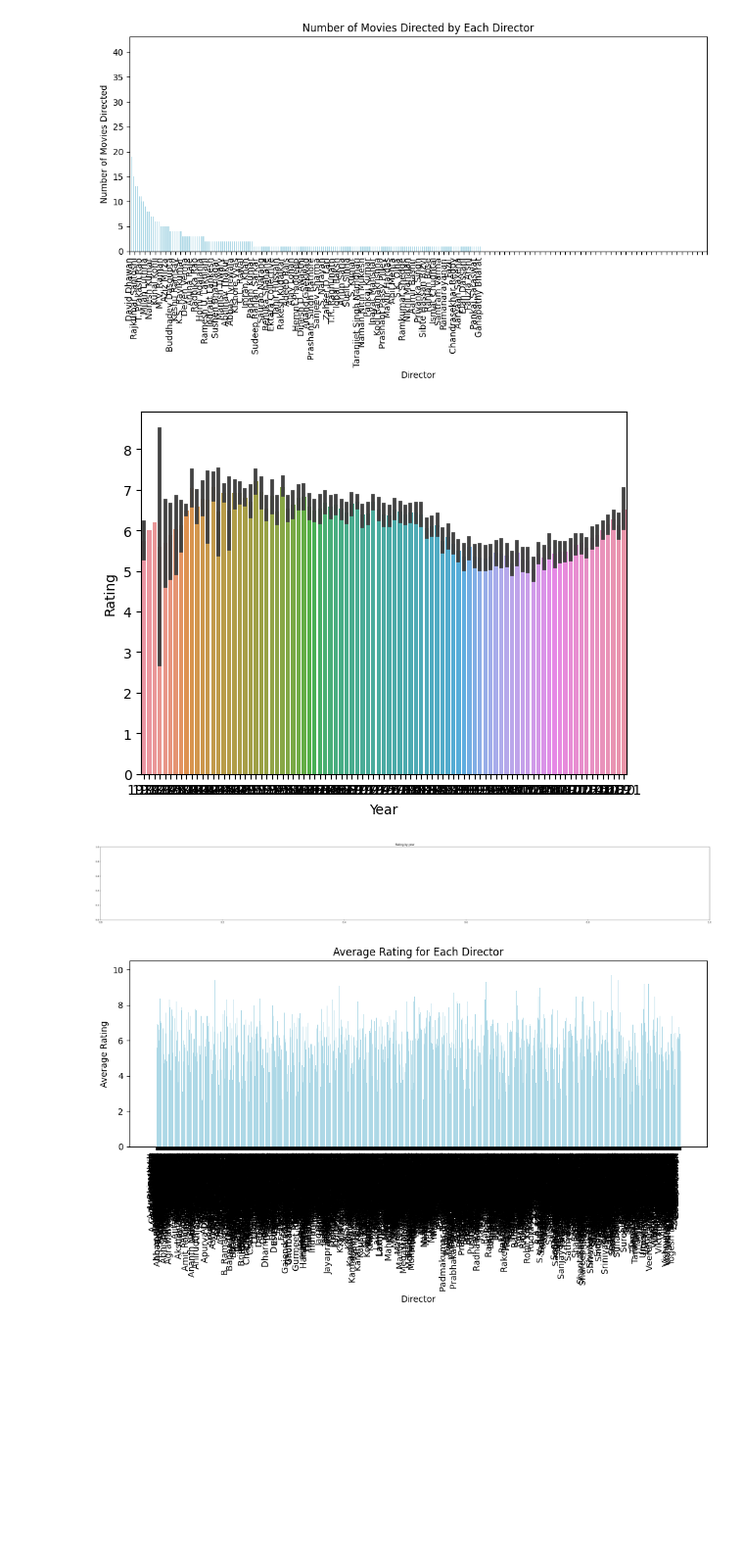
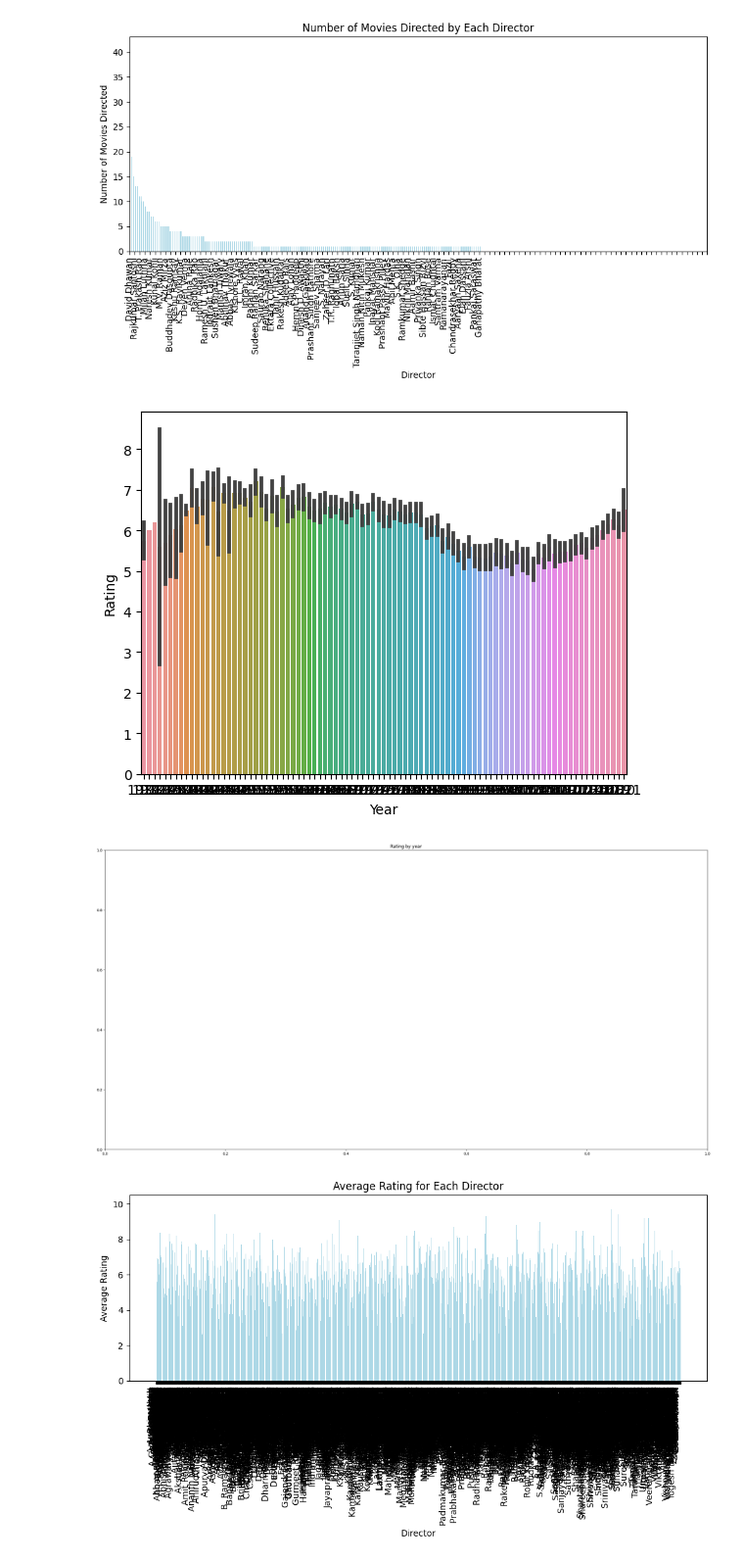
Before and after one commit to ShanzayNoor/Task2_Movie_RatingPrediction_Codsoft, a Jupyter notebook: MOVIE_RATING_PREDICTION.ipynb, the cells around one changed output. Shown at 98% size. Drawn from its saved outputs; the diff is of its cells as text; code cells hidden in the pictures; blank space fills up the shorter version.

```diff
--- a/MOVIE_RATING_PREDICTION.ipynb
+++ b/MOVIE_RATING_PREDICTION.ipynb
@@ -204,12 +206,12 @@ plt.show()
 # %%
 #In which year highest average rating
 sns.barplot(x='Year', y='Rating', data=M_data)
-plt.figure(figsize=(50, 6))
+plt.figure(figsize=(20, 6))
 plt.title("Rating by year")
 plt.show()
 # %% [output]
 [figure]
-[figure, old version]
+[figure, new version]
 # %%
 #Average Rating for each Director
 # Group the data by director and calculate the average rating for each director
```
Also changed, not shown: parts of 1 cell of this notebook.
